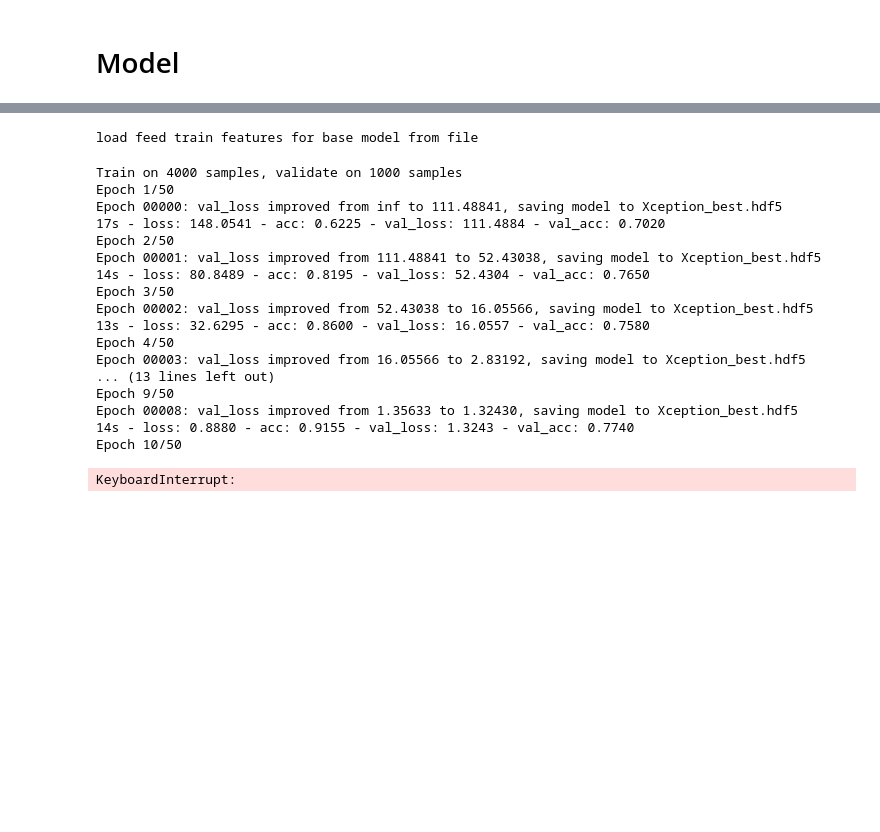
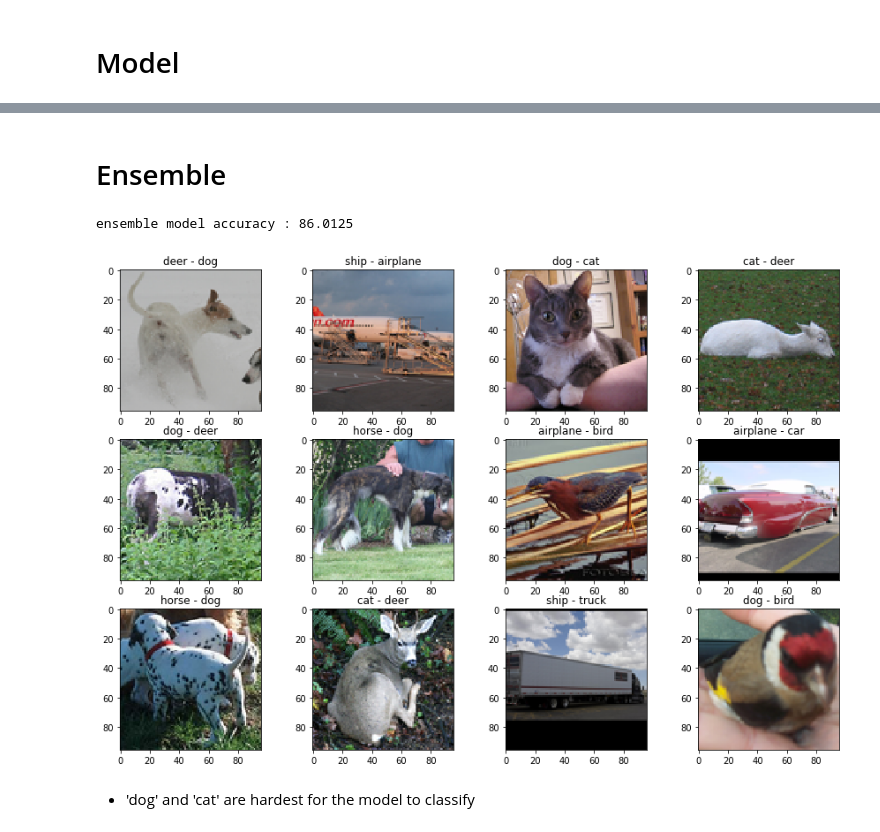
Before and after one commit to MiyainNYC/shoulders-of-giants, a Jupyter notebook: Untitled.ipynb, the cells around one changed output, grey strips where cells are left out. Cells and saved outputs as stored; diff of their text form; code cells hidden in the pictures; blank space fills up the shorter version.

```diff
--- a/Untitled.ipynb
+++ b/Untitled.ipynb
@@ -348,17 +316,19 @@ def bottleneck_model_train_pred(model_type,train_X,test_X):
 # %%
 def evaluate_and_compare(label_dict):
 
-    models =["VGG19", "Xception","InceptionV3",'MobileNet','ResNet50']
+    models =["VGG19", "Xception","InceptionV3",'MobileNet']
     dict_pred = dict()
-    target_names = label_dict.values
+    target_names = label_dict.values()
 
     for m in models:
-        pred = bottleneck_model_train_pred(m,train_X,test_X)
+        feed = bottleneck_feed(m,train_X,test_X,step = "train")
+        filename = m+'pred.npz'
+        pred = bottleneck_model_train_pred(feed, m,train_X,test_X)
         y_pred = pd.DataFrame(pred).idxmax(1).values # to one dimension
         dict_pred[m] = y_pred
         y_true = pd.DataFrame(test_y).idxmax(1).values # to one dimension
-        accuracy_score = accuracy_score(y_true, y_pred)
-        print('%s accuracy on test data'%(m,accuracy_score))
+        score = accuracy_score(y_true, y_pred)
+        print('%s accuracy on test data is %s'%(m,score))
         print(classification_report(y_true, y_pred, target_names=target_names))
 
-    return dict_pred
+    return dict_pred, y_true
@@ -392,4 +364,3 @@ for m in ["VGG19", "Xception","InceptionV3",'MobileNet','ResNet50']:
 # %%
 ## evaluate and summarize performance
-
-dict_pred = evaluate_and_compare(label_dict)
+dict_pred, y_true = evaluate_and_compare(label_dict)
@@ -396,23 +388,33 @@ dict_pred = evaluate_and_compare(label_dict)
-# %%
-feed = bottleneck_feed('Xception',train_X,test_X,step = "train")
-bottleneck_model_train(feed, model_type="Xception")
-# %% [output]
-load feed train features for base model from file
-Train on 4000 samples, validate on 1000 samples
-Epoch 1/50
-Epoch 00000: val_loss improved from inf to 111.48841, saving model to Xception_best.hdf5
-17s - loss: 148.0541 - acc: 0.6225 - val_loss: 111.4884 - val_acc: 0.7020
-Epoch 2/50
-Epoch 00001: val_loss improved from 111.48841 to 52.43038, saving model to Xception_best.hdf5
-14s - loss: 80.8489 - acc: 0.8195 - val_loss: 52.4304 - val_acc: 0.7650
-Epoch 3/50
-Epoch 00002: val_loss improved from 52.43038 to 16.05566, saving model to Xception_best.hdf5
-13s - loss: 32.6295 - acc: 0.8600 - val_loss: 16.0557 - val_acc: 0.7580
-Epoch 4/50
-Epoch 00003: val_loss improved from 16.05566 to 2.83192, saving model to Xception_best.hdf5
-... (13 lines left out)
-Epoch 9/50
-Epoch 00008: val_loss improved from 1.35633 to 1.32430, saving model to Xception_best.hdf5
-14s - loss: 0.8880 - acc: 0.9155 - val_loss: 1.3243 - val_acc: 0.7740
-Epoch 10/50
-KeyboardInterrupt:
+# %% [markdown]
+# Ensemble
+# %%
+from collections import Counter
+ensemble_pred = []
+for i in range(8000):
+    cnt = Counter(list(np.asarray(list(dict_pred.values())).T)[i])
+    ensemble_pred.append(cnt.most_common(1)[0][0])
+
+print('ensemble model accuracy : %s' % (sum(ensemble_pred==y_true)*100/8000))
+# %% [output]
+ensemble model accuracy : 86.0125
+# %%
+## images ensemble model fails to classify
+
+## visualize 12 wrongly labeled images
+
+wrong_X = test_X[ensemble_pred!=y_true]
+true_Y = list(np.squeeze(y_true[ensemble_pred!=y_true]))
+wrong_Y = list(np.asarray(ensemble_pred)[ensemble_pred!=y_true])
+
+M = 4
+N = 3
+i = 1
+plt.subplots(figsize = (15,10),nrows=N, ncols=M)
+for i in range(1,M*N+1):
+    plt.subplot(N,M,i)
+    plt.imshow(np.transpose(wrong_X[i],(2,1,0)))
+    plt.title('%s - %s'% (label_dict[wrong_Y[i]+1], label_dict[true_Y[i]+1]))
+# %% [output]
+[figure, added]
+# %% [markdown]
+* 'dog' and 'cat' are hardest for the model to classify
```
Also changed, not shown: parts of 11 cells of this notebook.
